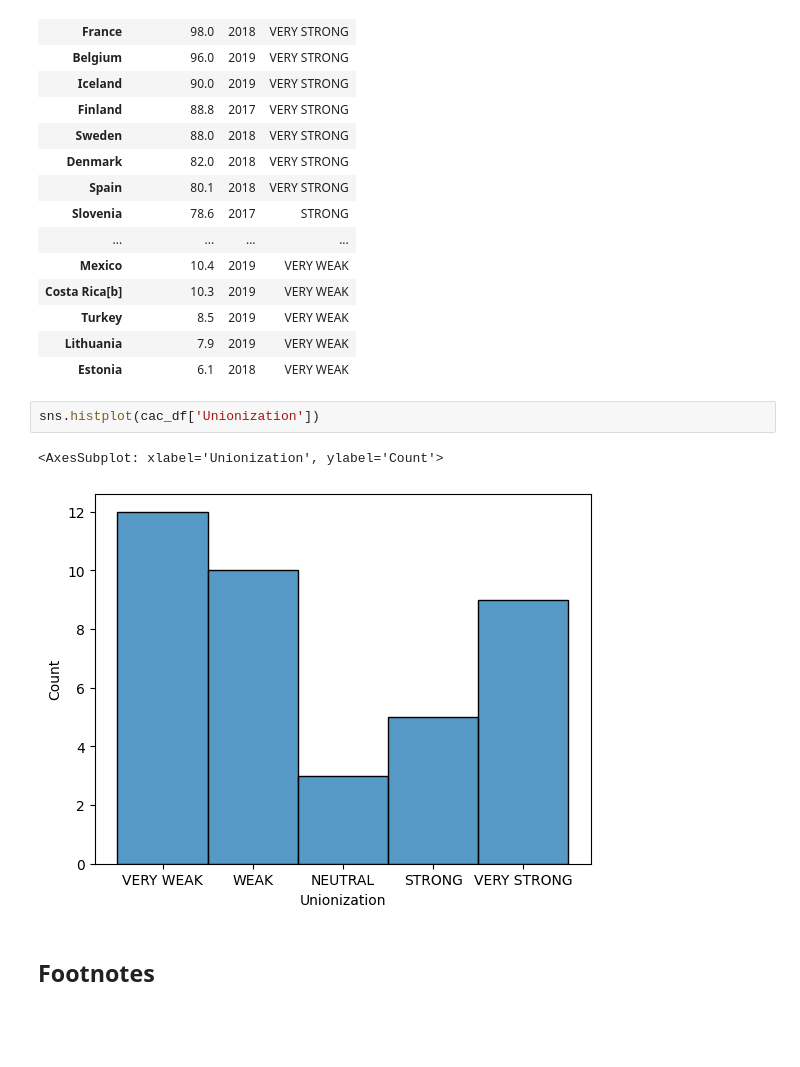
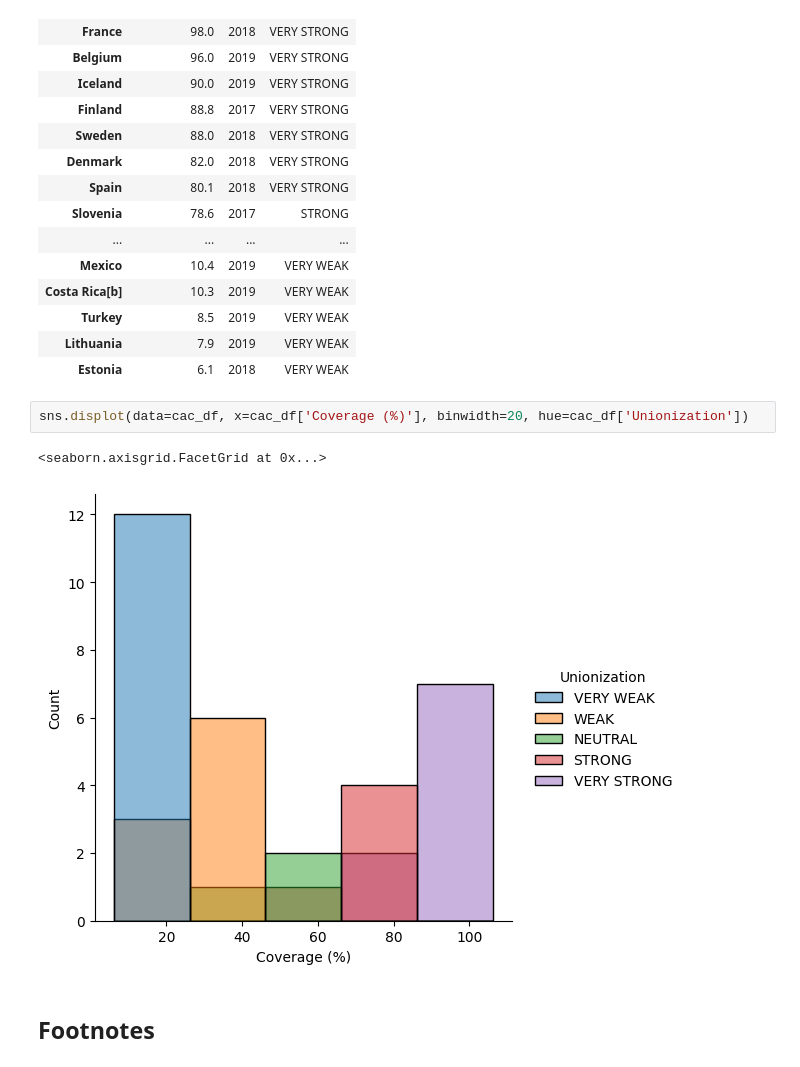
Before and after one commit to rbarrimond/jupyter-notebooks, a Jupyter notebook: billionaires.ipynb, the cells around one changed output. Saved outputs shown, nothing was run; the diff lists cells and outputs as text; blank space fills up the shorter version.

```diff
--- a/billionaires.ipynb
+++ b/billionaires.ipynb
@@ -135,11 +133,11 @@ cac_df
 | Turkey | 8.5 | 2019 | VERY WEAK |
 | Lithuania | 7.9 | 2019 | VERY WEAK |
 | Estonia | 6.1 | 2018 | VERY WEAK |
-# %%
-sns.histplot(cac_df['Unionization'])
-# %% [output]
-<AxesSubplot: xlabel='Unionization', ylabel='Count'>
-[figure, removed]
+# %%
+sns.displot(data=cac_df, x=cac_df['Coverage (%)'], binwidth=20, hue=cac_df['Unionization'])
+# %% [output]
+<seaborn.axisgrid.FacetGrid at 0x...>
+[figure, added]
 # %% [markdown]
 ## Footnotes
 
```
Also changed, not shown: parts of 7 cells of this notebook.
